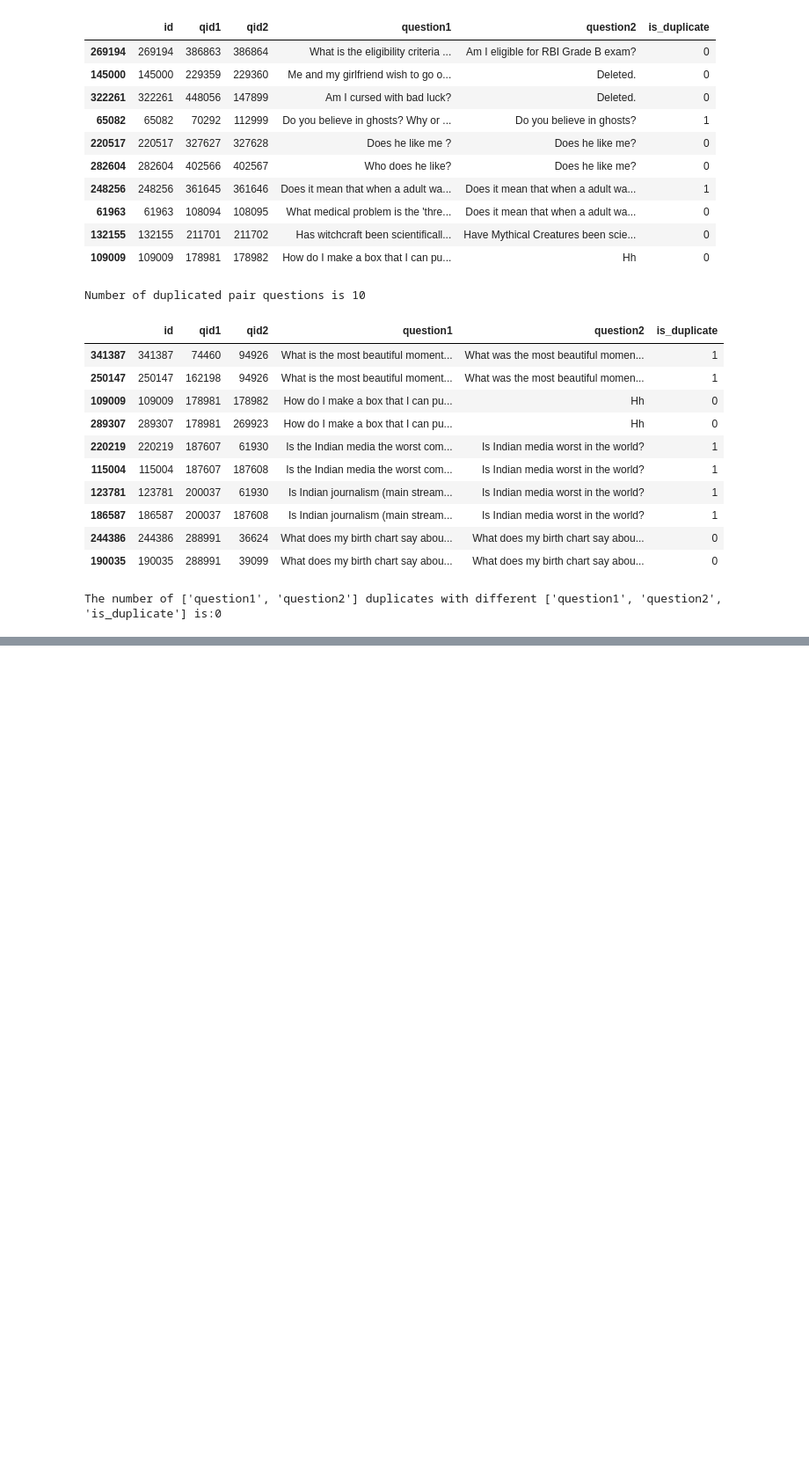
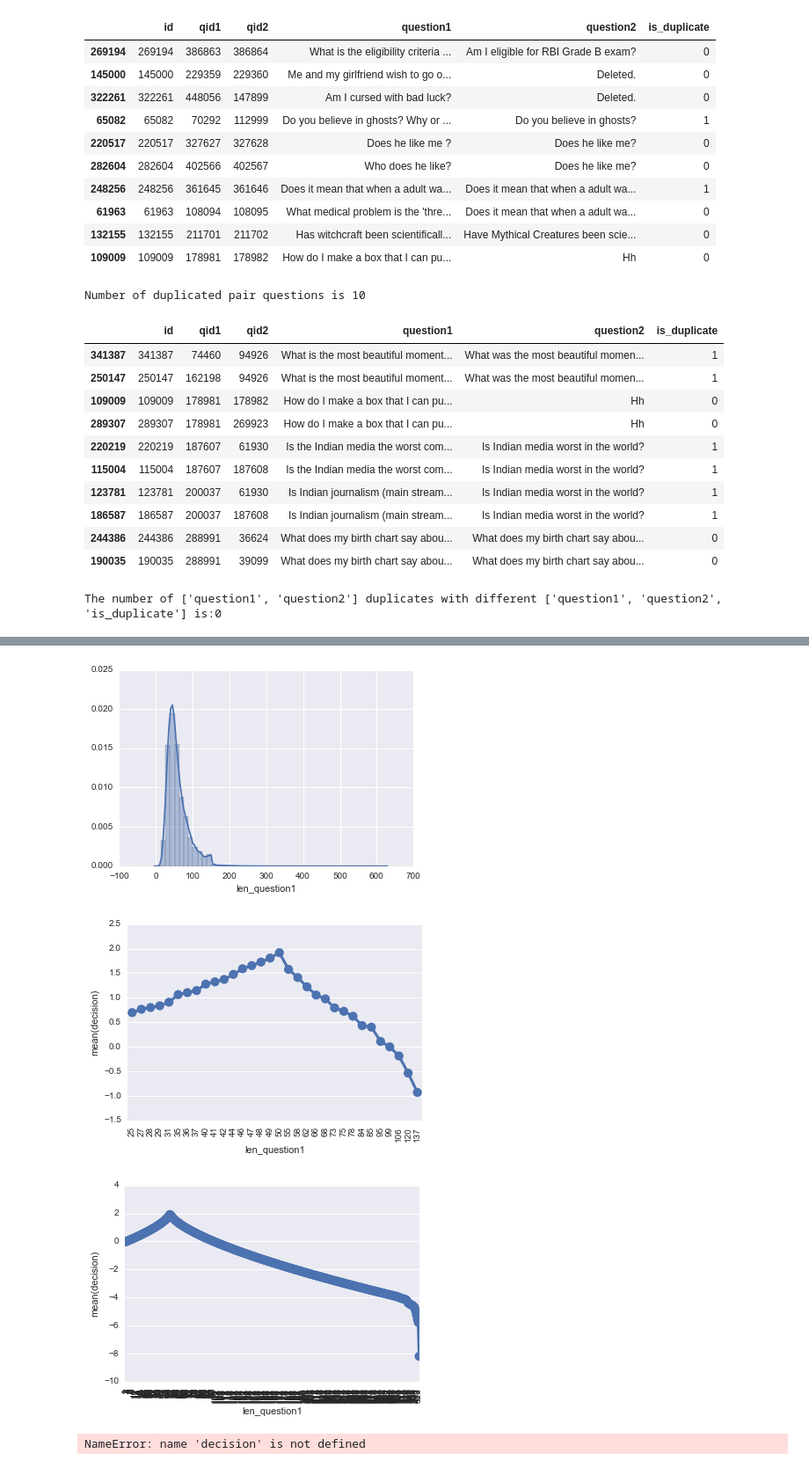
Before and after one commit to JMLizano/kaggle_quora, a Jupyter notebook: reports/first_EDA.ipynb, the cells around one changed output, grey strips where cells are left out. Shown at 88% size. Cells and saved outputs as stored; diff of their text form; code cells hidden in the pictures; blank space fills up the shorter version.

```diff
--- a/reports/first_EDA.ipynb
+++ b/reports/first_EDA.ipynb
@@ -160,0 +191,42 @@ The number of ['question1', 'question2'] duplicates with different ['question1',
+# %%
+ax = plt.axes()
+sns.distplot(train.len_question1, ax=ax)
+plt.show()
+
+clf = EllipticEnvelope()
+clf.fit(np.transpose([train.len_question1]))
+outliers = clf.predict(np.transpose([train.len_question1]))
+decision = clf.decision_function(np.transpose([train.len_question1]))
+ax = plt.axes()
+train["decision"] = decision
+
+sns.pointplot("len_question1", "decision",data=train.sample(frac=0.0001), ax=ax)
+for item in ax.get_xticklabels():
+    item.set_rotation(90)
+plt.show()
+
+ax = plt.axes()
+sns.pointplot("len_question1", "decision",data=train.sort_values(by="len_question1"), ax=ax)
+for item in ax.get_xticklabels():
+    item.set_rotation(90)
+plt.show()
+# %% [output]
+[figure, added]
+[figure, added]
+[figure, added]
+# %%
+print((decision>0).sum())
+train[decision<0].sort_values(by='len_question1', ascending=True).head()
+
+ax = plt.axes()
+sns.distplot(train[decision>0].len_question1, ax=ax)
+plt.show()
+
+ax = plt.axes()
+sns.distplot(train[decision<0].len_question1, ax=ax)
+plt.show()
+
+print(train[train.len_question1<10].shape)
+train[train.len_question1<10].question1.value_counts().sort_values(ascending=False)
+# %% [output]
+NameError: name 'decision' is not defined
```
Also changed, not shown: parts of 6 cells of this notebook, 2 other files.
